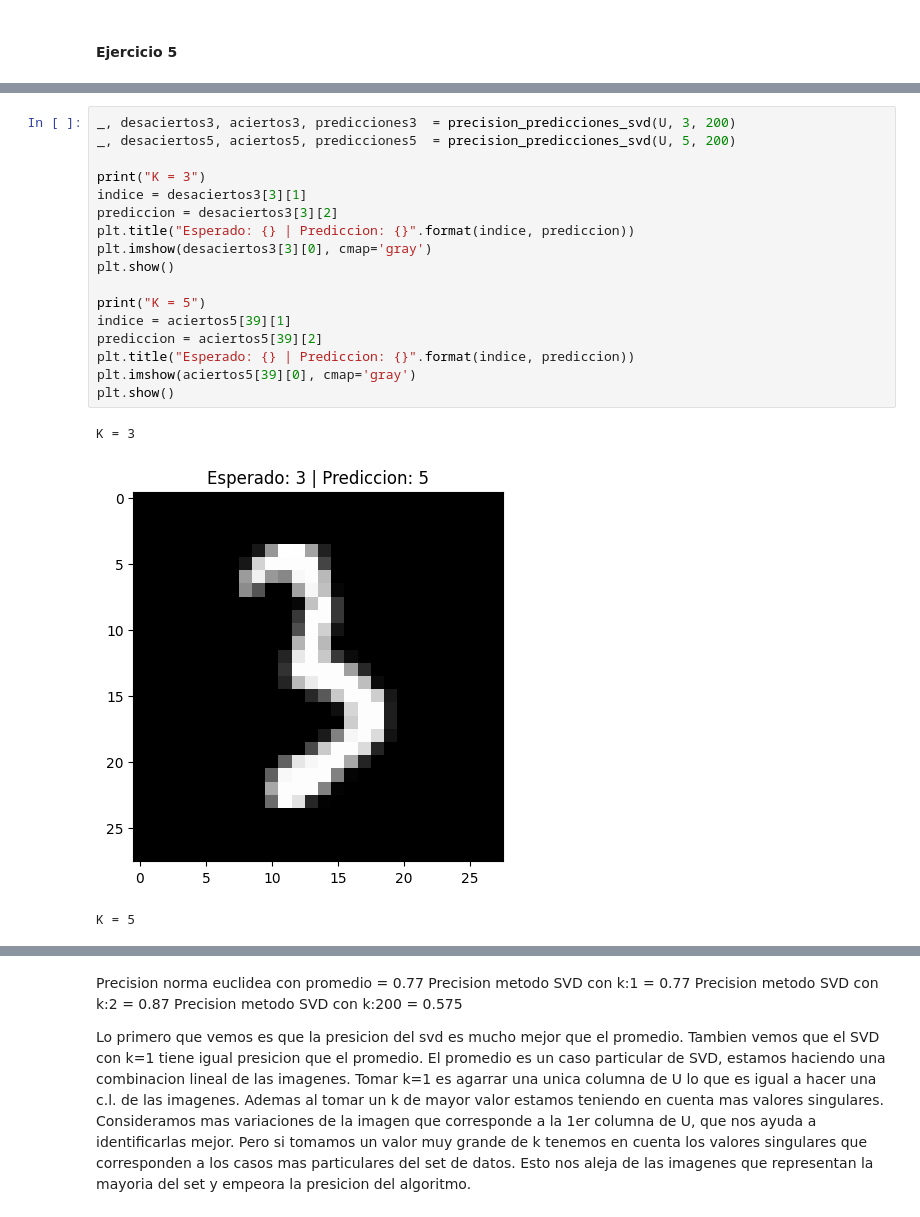
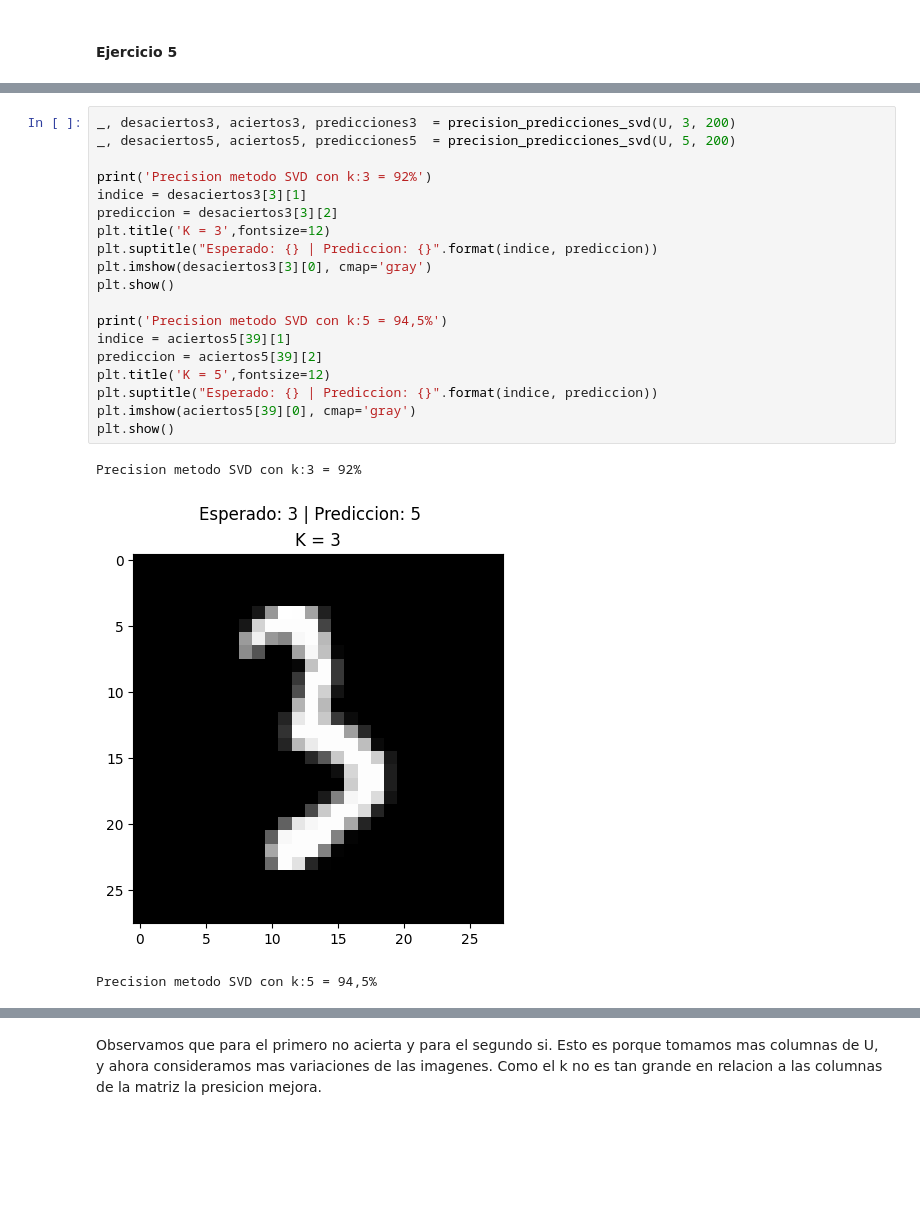
Before and after one commit to arielbakal/AlgebraLinealComputacional_UBA_FCEN, a Jupyter notebook: TP2/TP2.ipynb, the cells around one changed output, grey strips where cells are left out. Saved outputs shown, nothing was run; the diff lists cells and outputs as text; blank space fills up the shorter version.

```diff
--- a/TP2/TP2.ipynb
+++ b/TP2/TP2.ipynb
@@ -430,21 +452,23 @@ Precision k: 200 = 0.575
 # %%
 _, desaciertos3, aciertos3, predicciones3  = precision_predicciones_svd(U, 3, 200)
 _, desaciertos5, aciertos5, predicciones5  = precision_predicciones_svd(U, 5, 200)
 
-print("K = 3")
+print('Precision metodo SVD con k:3 = 92%')
 indice = desaciertos3[3][1]
 prediccion = desaciertos3[3][2]
-plt.title("Esperado: {} | Prediccion: {}".format(indice, prediccion))
+plt.title('K = 3',fontsize=12)
+plt.suptitle("Esperado: {} | Prediccion: {}".format(indice, prediccion))
 plt.imshow(desaciertos3[3][0], cmap='gray')
 plt.show()
 
-print("K = 5")
+print('Precision metodo SVD con k:5 = 94,5%')
 indice = aciertos5[39][1]
 prediccion = aciertos5[39][2]
-plt.title("Esperado: {} | Prediccion: {}".format(indice, prediccion))
+plt.title('K = 5',fontsize=12)
+plt.suptitle("Esperado: {} | Prediccion: {}".format(indice, prediccion))
 plt.imshow(aciertos5[39][0], cmap='gray')
 plt.show()
 # %% [output]
-K = 3
+Precision metodo SVD con k:3 = 92%
-[figure, old version]
+[figure, new version]
-K = 5
+Precision metodo SVD con k:5 = 94,5%
@@ -452,9 +476,2 @@ K = 5
-# %% [markdown]
-Precision norma euclidea con promedio = 0.77
-Precision metodo SVD con k:1 = 0.77
-Precision metodo SVD con k:2 = 0.87
-Precision metodo SVD con k:200 = 0.575
-
-Lo primero que vemos es que la presicion del svd es mucho mejor que el promedio. Tambien vemos que el SVD con k=1 tiene igual presicion que el promedio.
-El promedio es un caso particular de SVD, estamos haciendo una combinacion lineal de las imagenes. Tomar k=1 es agarrar una unica columna de U lo que es igual a hacer una c.l. de las imagenes.
-Ademas al tomar un k de mayor valor estamos teniendo en cuenta mas valores singulares. Consideramos mas variaciones de la imagen que corresponde a la 1er columna de U, que nos ayuda a identificarlas mejor. Pero si tomamos un valor muy grande de k tenemos en cuenta los valores singulares que corresponden a los casos mas particulares del set de datos. Esto nos aleja de las imagenes que representan la mayoria del set y empeora la presicion del algoritmo.
+# %% [markdown]
+Observamos que para el primero no acierta y para el segundo si. Esto es porque tomamos mas columnas de U, y ahora consideramos mas variaciones de las imagenes. Como el k no es tan grande en relacion a las columnas de la matriz la presicion mejora.
```
Also changed, not shown: parts of 10 cells of this notebook.
